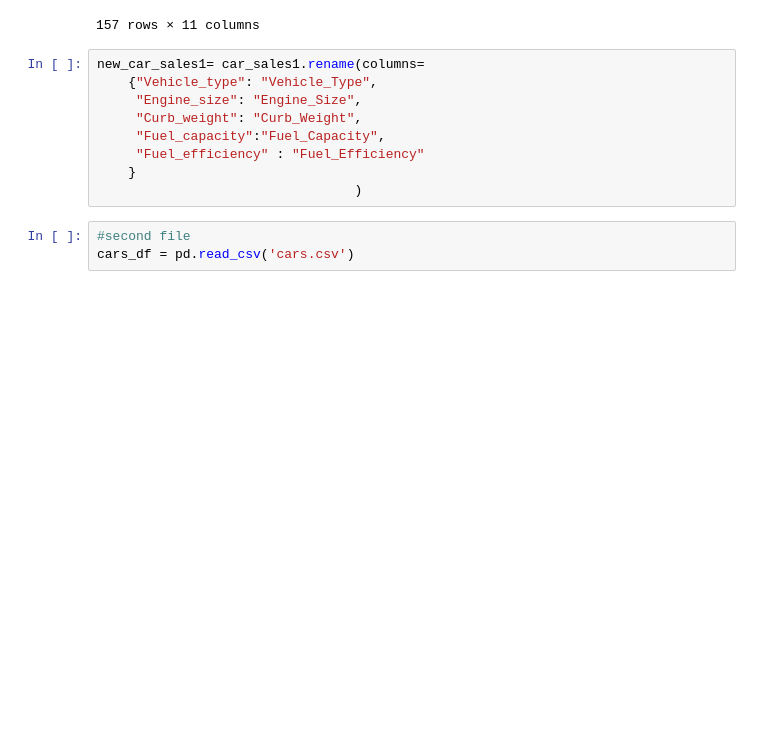
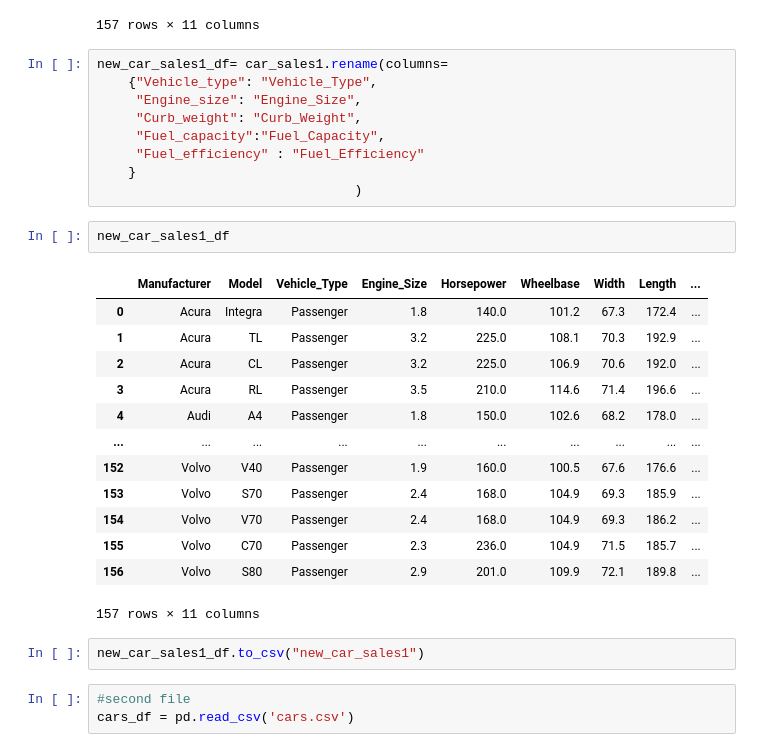
Before and after one commit to mgood13/ETL_Project, a Jupyter notebook: Untitled-1.ipynb, the cells around one changed output. Cells and saved outputs as stored; diff of their text form; blank space fills up the shorter version.

```diff
--- a/Untitled-1.ipynb
+++ b/Untitled-1.ipynb
@@ -34,7 +34,7 @@ car_sales1
 | 156 | Volvo | S80 | Passenger | 2.9 | 201.0 | 109.9 | 72.1 | 189.8 | ... |
 157 rows × 11 columns
 # %%
-new_car_sales1= car_sales1.rename(columns=
+new_car_sales1_df= car_sales1.rename(columns=
     {"Vehicle_type": "Vehicle_Type",
      "Engine_size": "Engine_Size",
      "Curb_weight": "Curb_Weight",
@@ -42,6 +42,24 @@ new_car_sales1= car_sales1.rename(columns=
      "Fuel_efficiency" : "Fuel_Efficiency"
     }
                                  )
+# %%
+new_car_sales1_df
+# %% [output]
+|  | Manufacturer | Model | Vehicle_Type | Engine_Size | Horsepower | Wheelbase | Width | Length | ... |
+| 0 | Acura | Integra | Passenger | 1.8 | 140.0 | 101.2 | 67.3 | 172.4 | ... |
+| 1 | Acura | TL | Passenger | 3.2 | 225.0 | 108.1 | 70.3 | 192.9 | ... |
+| 2 | Acura | CL | Passenger | 3.2 | 225.0 | 106.9 | 70.6 | 192.0 | ... |
+| 3 | Acura | RL | Passenger | 3.5 | 210.0 | 114.6 | 71.4 | 196.6 | ... |
+| 4 | Audi | A4 | Passenger | 1.8 | 150.0 | 102.6 | 68.2 | 178.0 | ... |
+| ... | ... | ... | ... | ... | ... | ... | ... | ... | ... |
+| 152 | Volvo | V40 | Passenger | 1.9 | 160.0 | 100.5 | 67.6 | 176.6 | ... |
+| 153 | Volvo | S70 | Passenger | 2.4 | 168.0 | 104.9 | 69.3 | 185.9 | ... |
+| 154 | Volvo | V70 | Passenger | 2.4 | 168.0 | 104.9 | 69.3 | 186.2 | ... |
+| 155 | Volvo | C70 | Passenger | 2.3 | 236.0 | 104.9 | 71.5 | 185.7 | ... |
+| 156 | Volvo | S80 | Passenger | 2.9 | 201.0 | 109.9 | 72.1 | 189.8 | ... |
+157 rows × 11 columns
+# %%
+new_car_sales1_df.to_csv("new_car_sales1")
 # %%
 #second file
 cars_df = pd.read_csv('cars.csv')
```
Also changed, not shown: parts of 6 cells of this notebook.
